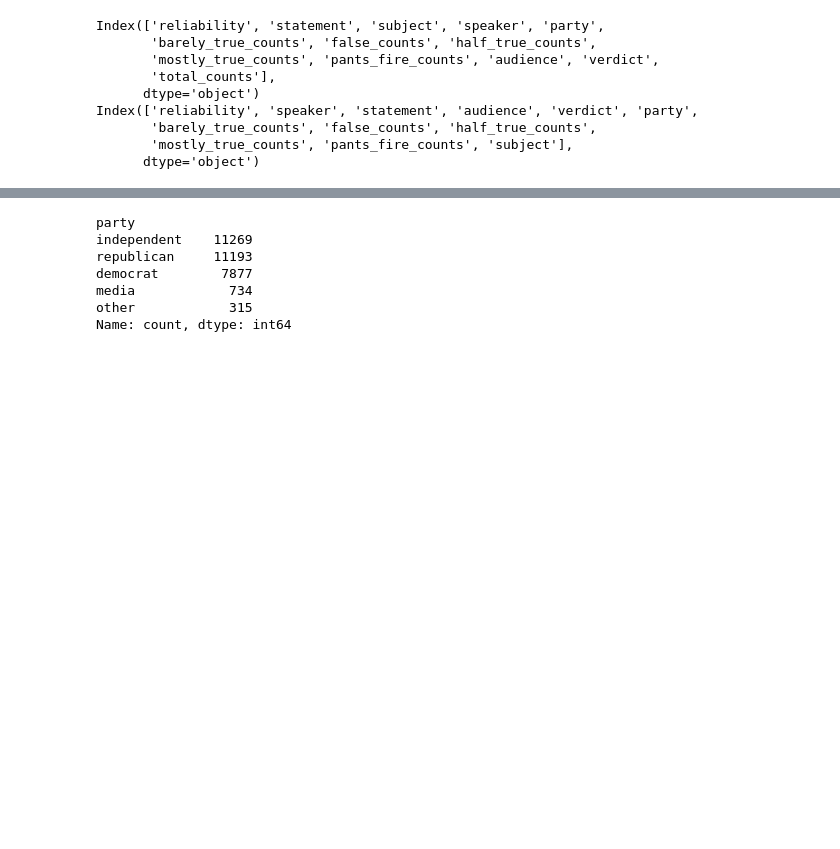
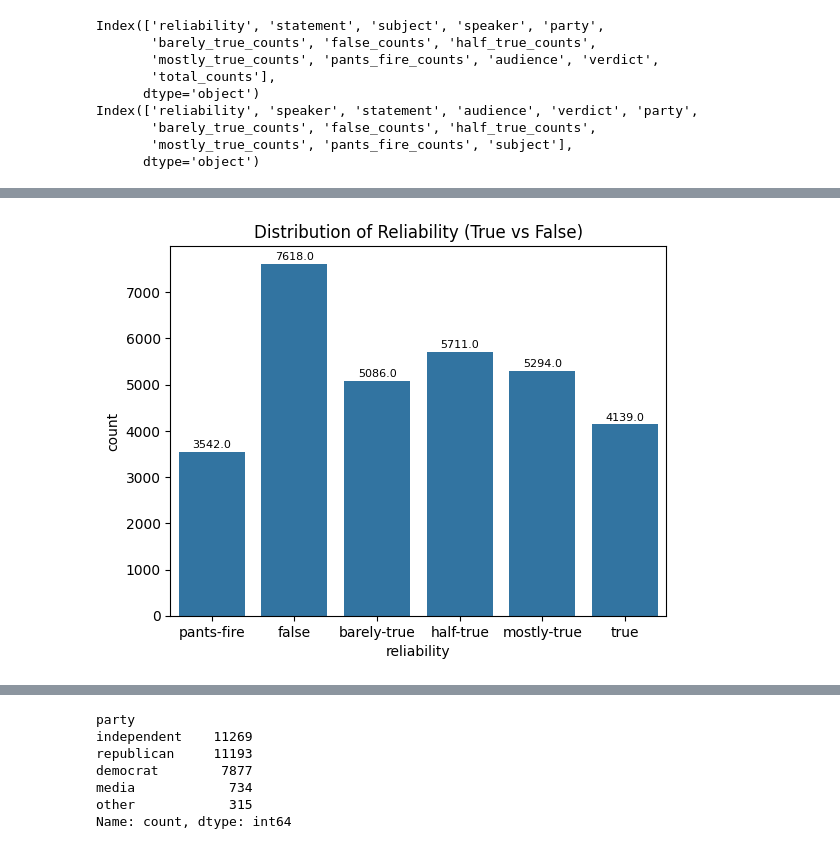
Before and after one commit to namanNagelia/cmsc320_finalProject, a Jupyter notebook: project.ipynb, the cells around one changed output, grey strips where cells are left out. Saved outputs shown, nothing was run; the diff lists cells and outputs as text; code cells hidden in the pictures; blank space fills up the shorter version.

```diff
--- a/project.ipynb
+++ b/project.ipynb
@@ -151,3 +171,5 @@ statements2.head()
+# %%
+statements2['reliability'] = statements2['reliability'].replace('mostly-false', 'barely-true')
 # %% [markdown]
 Now the final column that is missing which is crucial is the subject of the statement. Using keywords, we can infer the topics. In order to classify each statement with relevant subjects, we employ a two-step approach that combines keyword-based inference and text similarity matching using Natural Language Processing (NLP).
 
@@ -280,0 +310,21 @@ statements_main.head()
+# %%
+
+reliability_order = ['pants-fire', 'false', 'barely-true', 'half-true', 'mostly-true', 'true']
+ax = sns.countplot(data=statements_main, x='reliability', order=reliability_order)
+
+# Add count labels on top of the bars
+for p in ax.patches:
+    ax.annotate(
+        f'{p.get_height()}',
+        (p.get_x() + p.get_width() / 2, p.get_height()),
+        ha='center',
+        va='center',
+        fontsize=8,
+        xytext=(0, 5),
+        textcoords='offset points'
+    )
+
+plt.title('Distribution of Reliability (True vs False)')
+plt.show()
+# %% [output]
+[figure, added]
```
Also changed, not shown: parts of 27 cells of this notebook.
